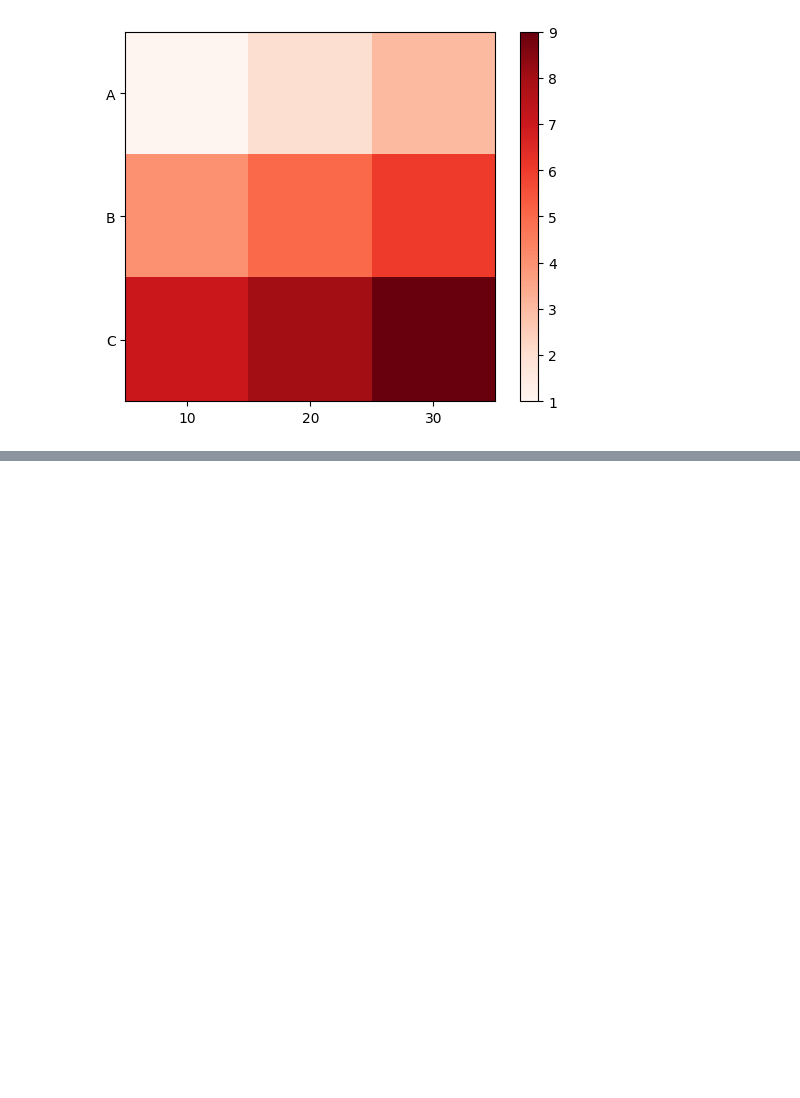
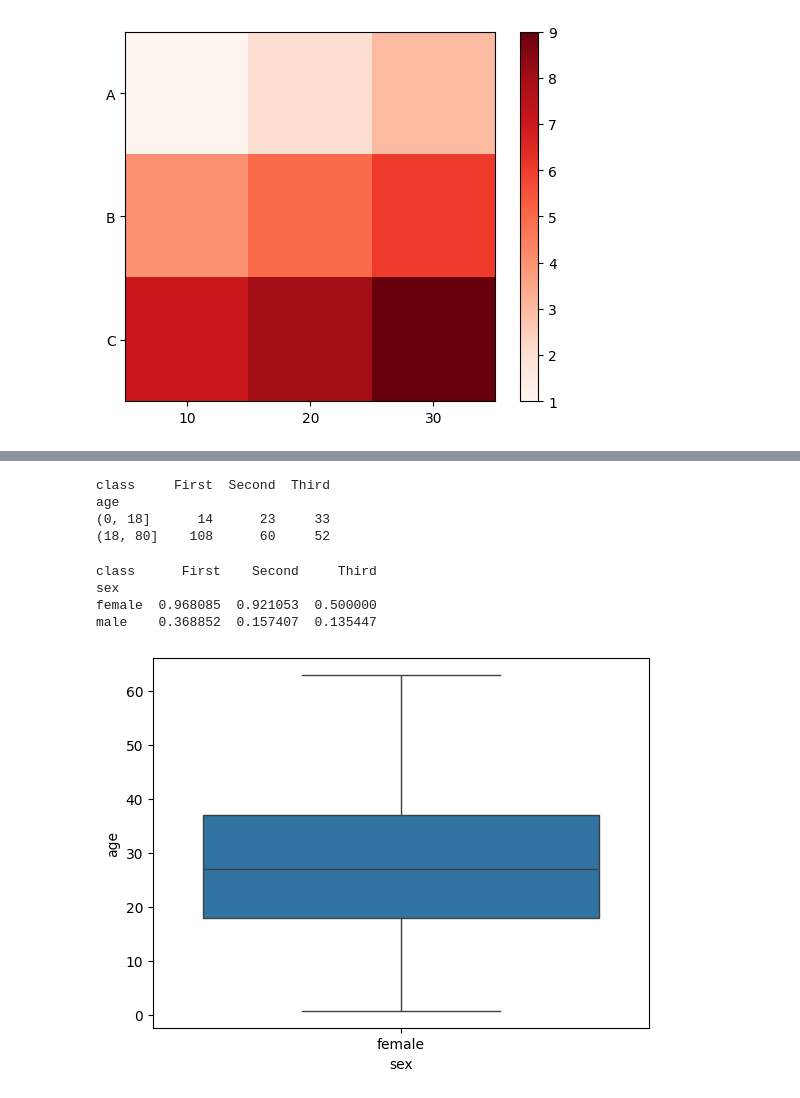
Before and after one commit to Deepika316/Mind_Wave_python, a Jupyter notebook: Numpy_mindwave.ipynb, the cells around one changed output, grey strips where cells are left out. Saved outputs shown, nothing was run; the diff lists cells and outputs as text; code cells hidden in the pictures; blank space fills up the shorter version.

```diff
--- a/Numpy_mindwave.ipynb
+++ b/Numpy_mindwave.ipynb
@@ -218,0 +271,36 @@ plt.show()
+# %%
+import seaborn as sns
+import matplotlib.pyplot as plt
+import pandas as pd
+import warnings
+warnings.filterwarnings('ignore')
+df=sns.load_dataset("titanic")
+x=df.pivot_table("survived",index=pd.cut(df["age"],[0,18,80]),columns="class",aggfunc=sum)
+print(x)
+# %% [output]
+class     First  Second  Third
+age
+(0, 18]      14      23     33
+(18, 80]    108      60     52
+# %%
+import matplotlib.pyplot as plt
+import seaborn as sns
+import warnings
+warnings.filterwarnings('ignore')
+df = sns.load_dataset('titanic')
+result = df.pivot_table('survived', index = 'sex', columns = 'class')
+print(result)
+# %% [output]
+class      First    Second     Third
+sex
+female  0.968085  0.921053  0.500000
+male    0.368852  0.157407  0.135447
+# %%
+import seaborn as sns
+import matplotlib.pyplot as plt
+df=sns.load_dataset("titanic")
+x=df[df["sex"]=="female"]
+sns.boxplot(x="sex",y="age",data=x)
+plt.show()
+# %% [output]
+[figure, added]
```
Also changed, not shown: parts of 19 cells of this notebook.
